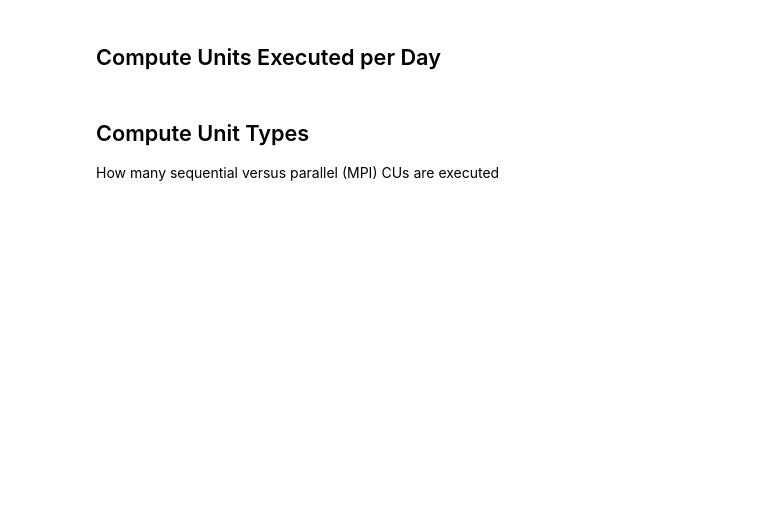
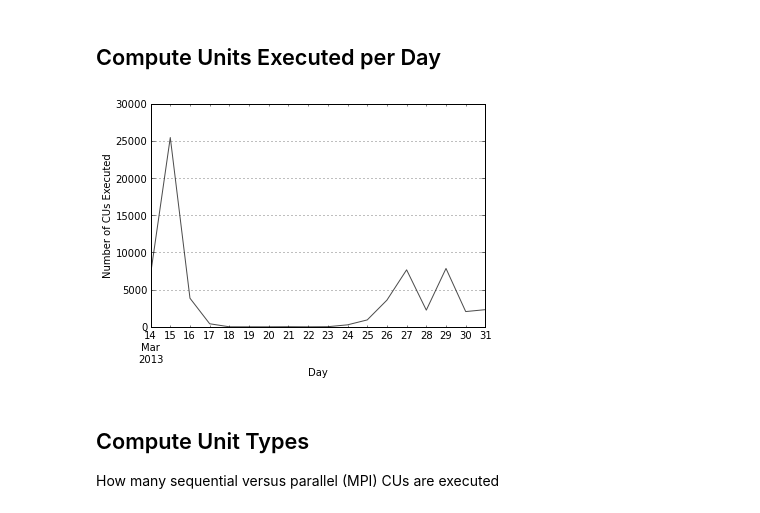
Before and after one commit to saga-project/BigJob, a Jupyter notebook: util/bigjob_usage.ipynb, the cells around one changed output. Cells and saved outputs as stored; diff of their text form; code cells hidden in the pictures; blank space fills up the shorter version.

```diff
--- a/util/bigjob_usage.ipynb
+++ b/util/bigjob_usage.ipynb
@@ -24,7 +27,9 @@ if os.path.exists("cus.df") and os.path.exists("pilot.df"):
 # %%
+# Download new data
 #%run archive.py "redis://ILikeBigJob_wITH-REdIS@gw68.quarry.iu.teragrid.org:6379"
 #%run archive.py "redis://localhost:6379"
-rd = archive.RedisDownloader("redis://localhost:6379")
+rd = archive.RedisDownloader("redis://ILikeBigJob_wITH-REdIS@gw68.quarry.iu.teragrid.org:6379")
+#rd = archive.RedisDownloader("redis://localhost:6379")
 pilots = rd.get_pilots()
 cus = rd.get_cus()
 # %% [markdown]
@@ -32,30 +37,32 @@ cus = rd.get_cus()
 # %%
 # make sure only new entries are loaded into data frame
 max_cus_date = None
 try:
     max_cus_date = cus_df.index.max()
 except:
     pass
 timestamp_index = []
 cus_new = []
 for i in cus:
     if max_cus_date == None or datetime.datetime.utcfromtimestamp(float(i["start_time"]))>max_cus_date:
         # print "add " + str(datetime.datetime.utcfromtimestamp(float(i["start_time"])))
         timestamp_index.append(datetime.datetime.utcfromtimestamp(float(i["start_time"])))
         cus_new.append(i)
 
 #print cus_new
 if len(cus_new) > 0:
     cus_df_new = pd.DataFrame(cus_new, index=timestamp_index, columns=['Executable', 'NumberOfProcesses', "SPMDVariation"])
     try:
         cus_df = pd.concat([cus_df, cus_df_new])
     except:
         cus_df = cus_df_new
 cus_df_h = cus_df["Executable"].resample("D", how="count")
-cus_df_h.plot(kind="bar",  color='k', alpha=0.7)
+cus_df_h.plot(color='k', alpha=0.7)
 plt.ylabel("Number of CUs Executed")
 plt.xlabel("Day")
 plt.savefig("number_cus_per_day.pdf", format="pdf", bbox_inches='tight', pad_inches=0.1)
+# %% [output]
+[figure, added]
 # %% [markdown]
 ## Compute Unit Types
 
```
Also changed, not shown: parts of 7 cells of this notebook, 1 other file.
